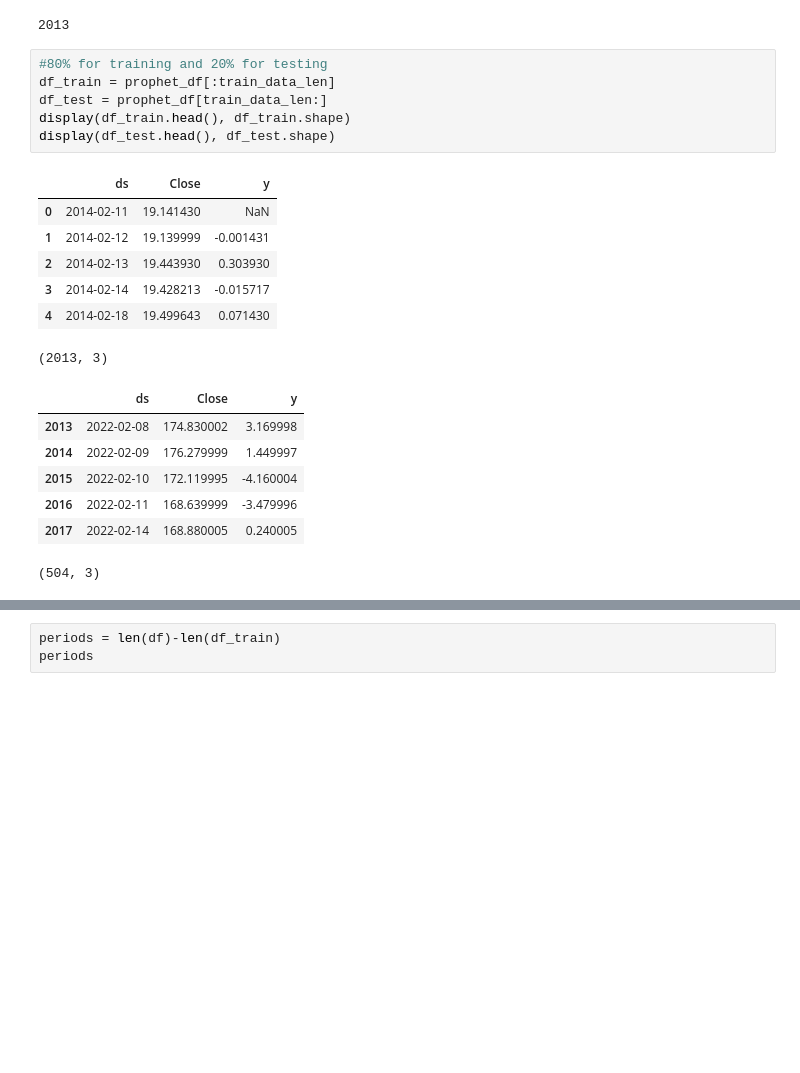
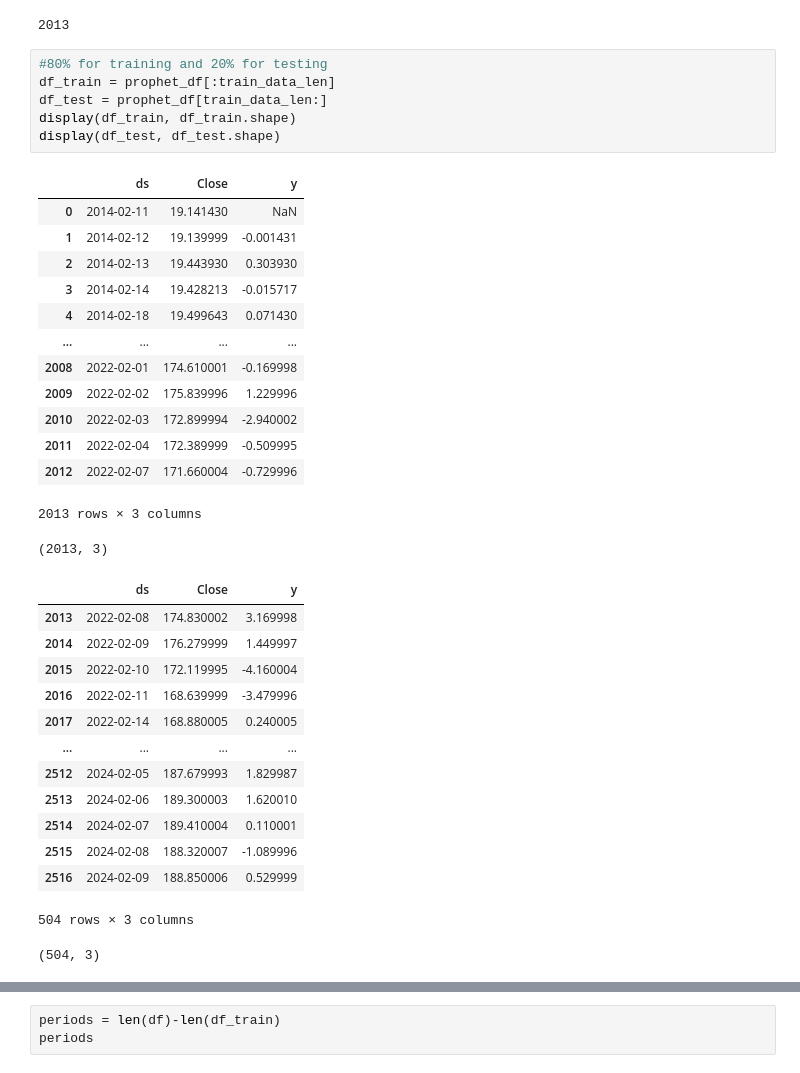
Before and after one commit to kahbelank/Investment-Chatbot, a Jupyter notebook: Machine Learning/test_FBProphet.ipynb, the cells around one changed output, grey strips where cells are left out. Cells and saved outputs as stored; diff of their text form; blank space fills up the shorter version.

```diff
--- a/Machine Learning/test_FBProphet.ipynb
+++ b/Machine Learning/test_FBProphet.ipynb
@@ -116,24 +115,38 @@ train_data_len
 # %%
 #80% for training and 20% for testing
 df_train = prophet_df[:train_data_len]
 df_test = prophet_df[train_data_len:]
-display(df_train.head(), df_train.shape)
-display(df_test.head(), df_test.shape)
+display(df_train, df_train.shape)
+display(df_test, df_test.shape)
 # %% [output]
 |  | ds | Close | y |
 | 0 | 2014-02-11 | 19.141430 | NaN |
 | 1 | 2014-02-12 | 19.139999 | -0.001431 |
 | 2 | 2014-02-13 | 19.443930 | 0.303930 |
 | 3 | 2014-02-14 | 19.428213 | -0.015717 |
 | 4 | 2014-02-18 | 19.499643 | 0.071430 |
+| ... | ... | ... | ... |
+| 2008 | 2022-02-01 | 174.610001 | -0.169998 |
+| 2009 | 2022-02-02 | 175.839996 | 1.229996 |
+| 2010 | 2022-02-03 | 172.899994 | -2.940002 |
+| 2011 | 2022-02-04 | 172.389999 | -0.509995 |
+| 2012 | 2022-02-07 | 171.660004 | -0.729996 |
-(2013, 3)
+2013 rows × 3 columns
+(2013, 3)
 |  | ds | Close | y |
 | 2013 | 2022-02-08 | 174.830002 | 3.169998 |
 | 2014 | 2022-02-09 | 176.279999 | 1.449997 |
 | 2015 | 2022-02-10 | 172.119995 | -4.160004 |
 | 2016 | 2022-02-11 | 168.639999 | -3.479996 |
 | 2017 | 2022-02-14 | 168.880005 | 0.240005 |
+| ... | ... | ... | ... |
+| 2512 | 2024-02-05 | 187.679993 | 1.829987 |
+| 2513 | 2024-02-06 | 189.300003 | 1.620010 |
+| 2514 | 2024-02-07 | 189.410004 | 0.110001 |
+| 2515 | 2024-02-08 | 188.320007 | -1.089996 |
+| 2516 | 2024-02-09 | 188.850006 | 0.529999 |
-(504, 3)
+504 rows × 3 columns
+(504, 3)
 # %%
 model = Prophet(changepoint_prior_scale=0.01, seasonality_prior_scale=0.01)
 
```
Also changed, not shown: parts of 11 cells of this notebook, 5 other files.
